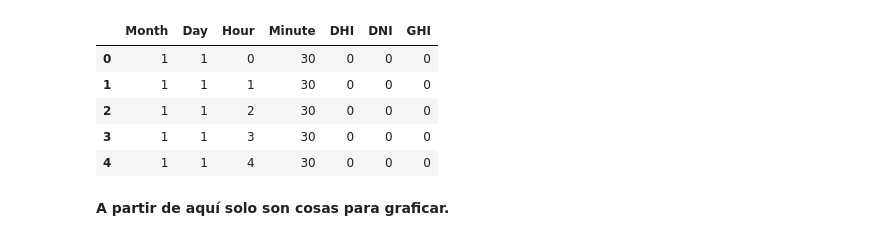
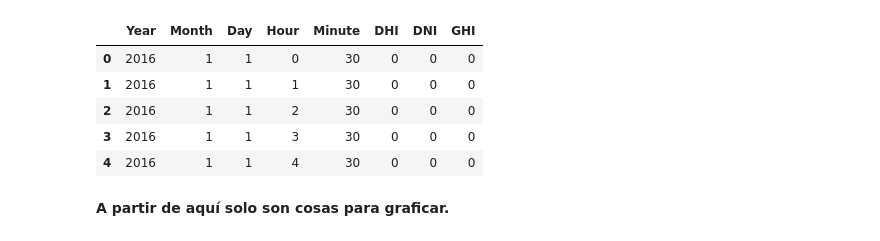
Before and after one commit to gaciaza2015/CuerpoNegro, a Jupyter notebook: DCI2.ipynb, the cells around one changed output. Drawn from its saved outputs; the diff is of its cells as text; code cells hidden in the pictures.

```diff
--- a/DCI2.ipynb
+++ b/DCI2.ipynb
@@ -7,16 +7,19 @@ import numpy as np
 import matplotlib.pyplot as plt
 import pandas as pd
 # %%
-year = 2016                                                                     #Solo cambien año si se desea (2015-2019) y vuelve a correr todo.
-data = pd.read_csv("drive/MyDrive/Colab Notebooks/570486_21_17_-101_70_"+str(year)+".csv",skiprows = 2,usecols=np.arange(1,8,1))
-data.head()
+year = 1                                                                 #Cambiar año y ejecutar todo 0 <- 2015, 1<- 2016... etc
+auxy = [2015,2016,2017,2018,2019]
+data = [0 for i in range(len(auxy))]
+for i in range(len(auxy)):
+  data[i] = pd.read_csv("drive/MyDrive/Colab Notebooks/570486_21_17_-101_70_"+str(auxy[i])+".csv",skiprows = 2,usecols=np.arange(0,8,1))
+data[year].head()
 # %% [output]
-|  | Month | Day | Hour | Minute | DHI | DNI | GHI |
-| 0 | 1 | 1 | 0 | 30 | 0 | 0 | 0 |
-| 1 | 1 | 1 | 1 | 30 | 0 | 0 | 0 |
-| 2 | 1 | 1 | 2 | 30 | 0 | 0 | 0 |
-| 3 | 1 | 1 | 3 | 30 | 0 | 0 | 0 |
-| 4 | 1 | 1 | 4 | 30 | 0 | 0 | 0 |
+|  | Year | Month | Day | Hour | Minute | DHI | DNI | GHI |
+| 0 | 2016 | 1 | 1 | 0 | 30 | 0 | 0 | 0 |
+| 1 | 2016 | 1 | 1 | 1 | 30 | 0 | 0 | 0 |
+| 2 | 2016 | 1 | 1 | 2 | 30 | 0 | 0 | 0 |
+| 3 | 2016 | 1 | 1 | 3 | 30 | 0 | 0 | 0 |
+| 4 | 2016 | 1 | 1 | 4 | 30 | 0 | 0 | 0 |
 # %%
 def ansuz(dat):
     tempDHI,tempDNI,tempGHI,tempFD,tempIC = [[] for i in range(12)],[[] for i in range(12)],[[] for i in range(12)],[0 for i in range(12)],[0 for i in range(12)]
```
Also changed, not shown: parts of 20 cells of this notebook.
